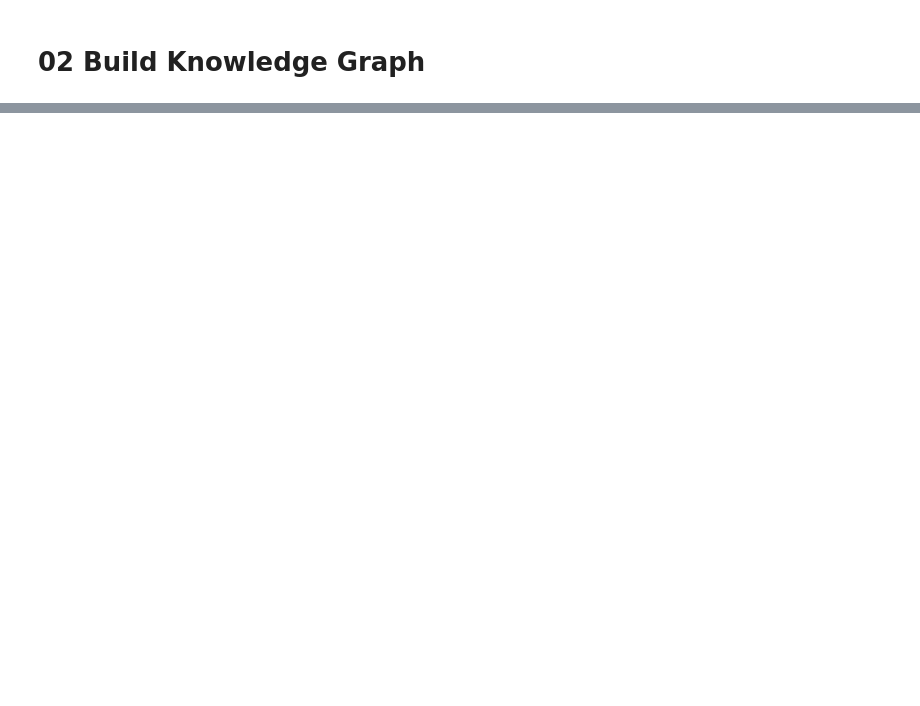
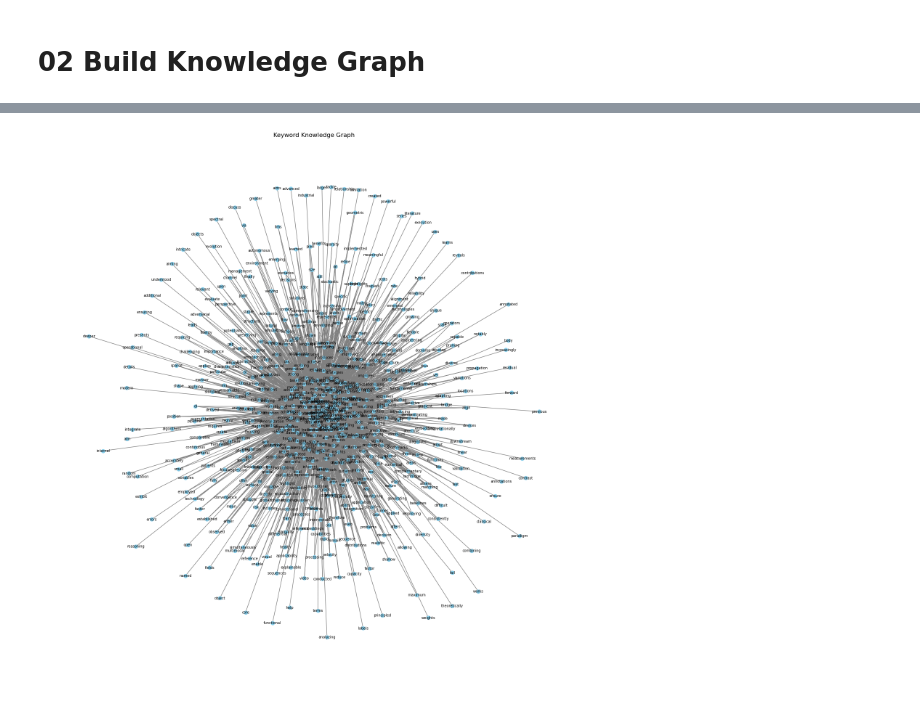
Before and after one commit to Aabh561/ChronoML, a Jupyter notebook: ChronoML/notebooks/02_02_build_knowledge_graph.ipynb, the cells around one changed output, grey strips where cells are left out. Cells and saved outputs as stored; diff of their text form; code cells hidden in the pictures; blank space fills up the shorter version.

```diff
--- a/ChronoML/notebooks/02_02_build_knowledge_graph.ipynb
+++ b/ChronoML/notebooks/02_02_build_knowledge_graph.ipynb
@@ -1,4 +1,46 @@
 # %% [markdown]
 # 02 Build Knowledge Graph
 # %%
-!pip install pandas nltk networkx matplotlibimport pandas as pdimport nltkimport networkx as nximport matplotlib.pyplot as pltfrom nltk.tokenize import word_tokenizefrom nltk.corpus import stopwordsfrom itertools import combinationsfrom collections import defaultdictimport osos.makedirs("../outputs", exist_ok=True)nltk.download('punkt')nltk.download('stopwords')df = pd.read_csv("../data/raw/arxiv_papers.csv")stop_words = set(stopwords.words("english"))def extract_keywords(text):    tokens = word_tokenize(text.lower())    return [t for t in tokens if t.isalpha() and t not in stop_words]co_occurrence = defaultdict(int)for summary in df["summary"]:    keywords = extract_keywords(summary)    for w1, w2 in combinations(set(keywords), 2):        co_occurrence[(w1, w2)] += 1G = nx.Graph()for (w1, w2), weight in co_occurrence.items():    if weight > 3:        G.add_edge(w1, w2, weight=weight)plt.figure(figsize=(15, 15))pos = nx.spring_layout(G, k=0.2)nx.draw(G, pos, node_color='skyblue', edge_color='gray', with_labels=True, node_size=50, font_size=7)plt.title("Keyword Knowledge Graph")plt.show()nx.write_gexf(G, "../outputs/knowledge_graph.gexf")
+
+
+import pandas as pd
+import nltk
+import networkx as nx
+import matplotlib.pyplot as plt
+from nltk.tokenize import word_tokenize
+from nltk.corpus import stopwords
+from itertools import combinations
+from collections import defaultdict
+import os
+
+os.makedirs("../outputs", exist_ok=True)
+
+nltk.download('punkt')
+nltk.download('stopwords')
+
+df = pd.read_csv("../data/raw/arxiv_papers.csv")
+stop_words = set(stopwords.words("english"))
+
+def extract_keywords(text):
+    tokens = word_tokenize(text.lower())
+    return [t for t in tokens if t.isalpha() and t not in stop_words]
+
+co_occurrence = defaultdict(int)
+for summary in df["summary"]:
+    keywords = extract_keywords(summary)
+    for w1, w2 in combinations(set(keywords), 2):
+        co_occurrence[(w1, w2)] += 1
+
+G = nx.Graph()
+for (w1, w2), weight in co_occurrence.items():
+    if weight > 3:
+        G.add_edge(w1, w2, weight=weight)
+
+plt.figure(figsize=(15, 15))
+pos = nx.spring_layout(G, k=0.2)
+nx.draw(G, pos, node_color='skyblue', edge_color='gray', with_labels=True, node_size=50, font_size=7)
+plt.title("Keyword Knowledge Graph")
+plt.show()
+
+nx.write_gexf(G, "../outputs/knowledge_graph.gexf")
+# %% [output]
@@ -4,0 +53 @@
+[figure, added]
```
Also changed, not shown: parts of 1 cell of this notebook, 5 other files.
